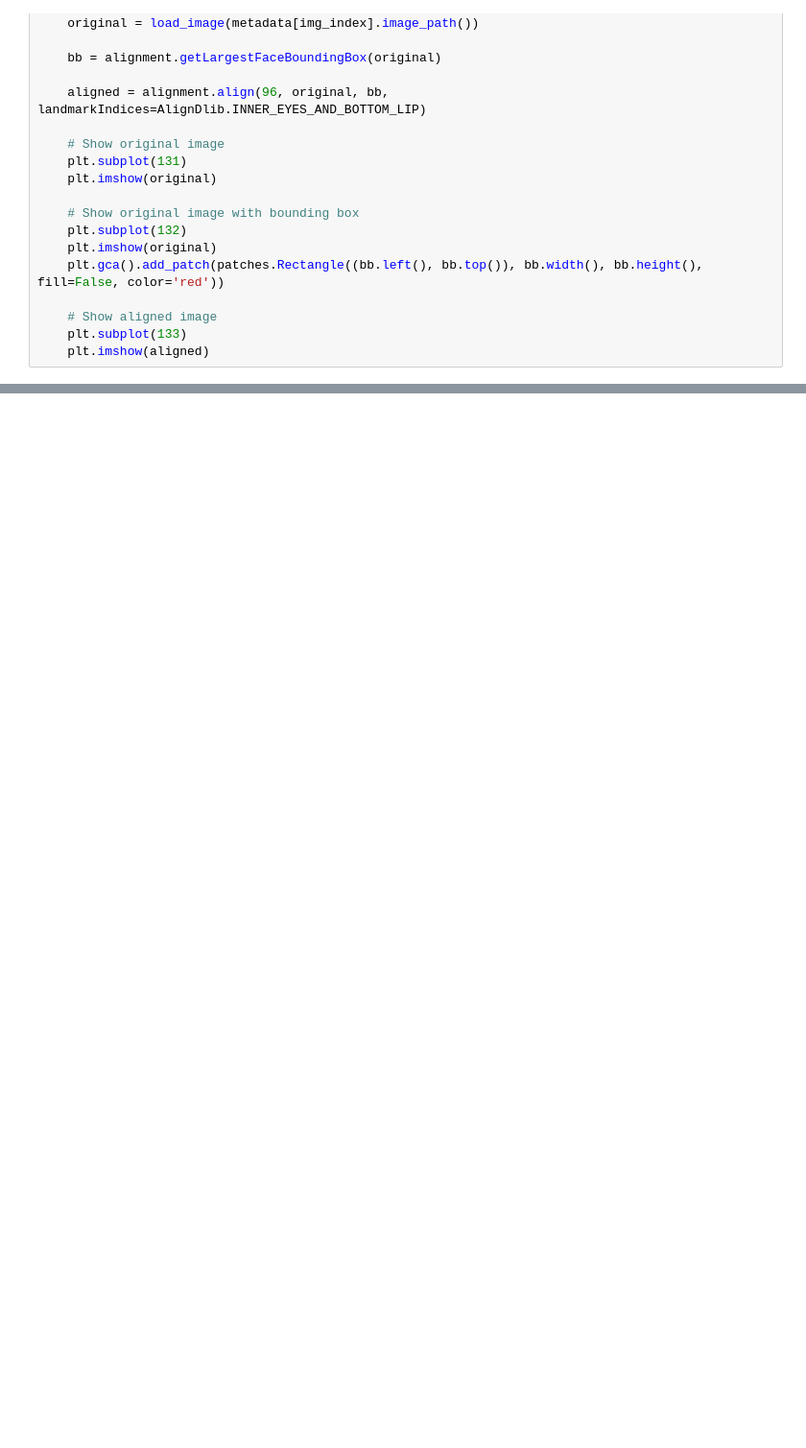
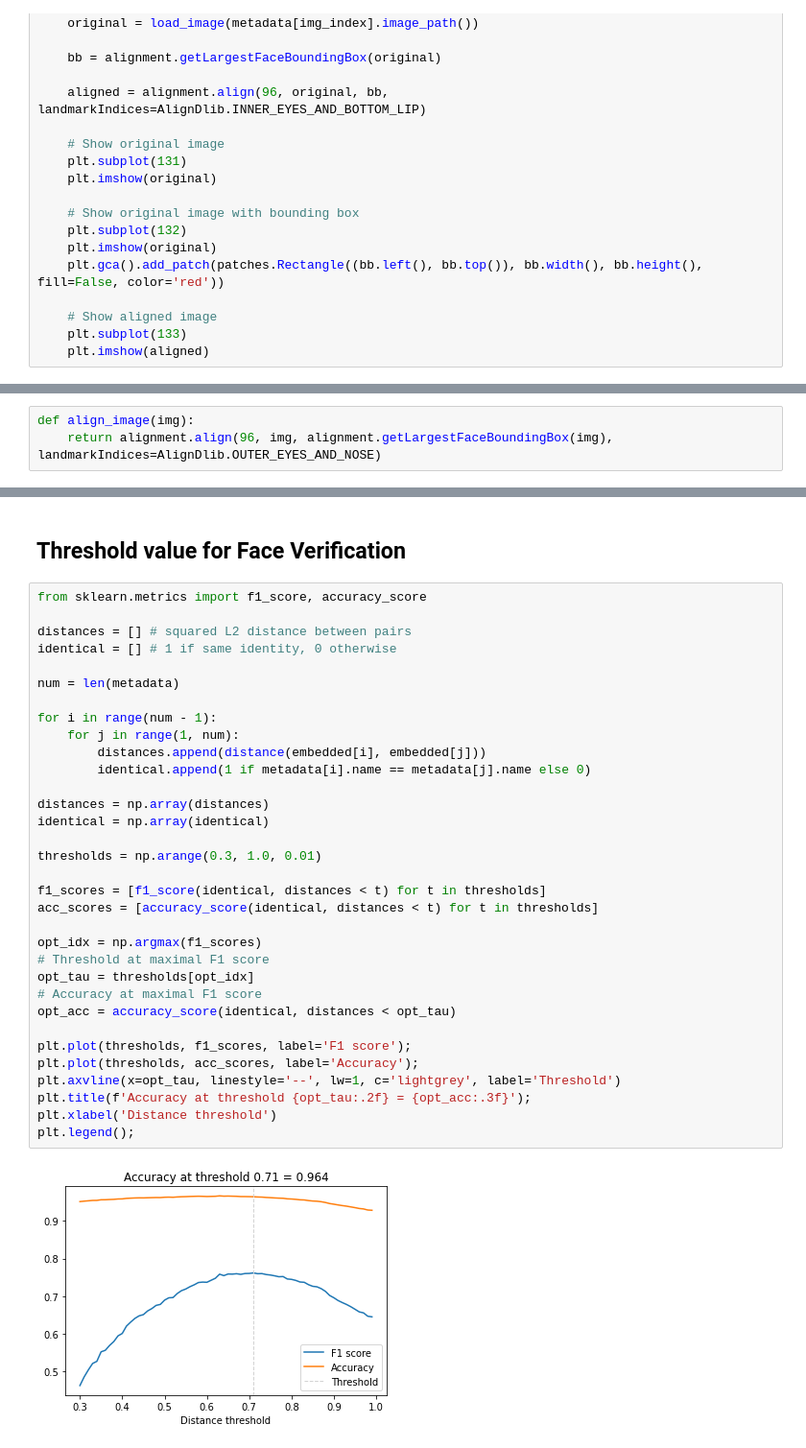
Before and after one commit to dhruv2601/FaceNet, a Jupyter notebook: Facenet.ipynb, the cells around one changed output, grey strips where cells are left out. Shown: that part at 96% size. Drawn from its saved outputs; the diff is of its cells as text; blank space fills up the shorter version.

Commit message:
Face Verification and Recognition Tasks implemented

```diff
--- a/Facenet.ipynb
+++ b/Facenet.ipynb
@@ -121,0 +177,3 @@ show_original_and_aligned(11)
+# %%
+def align_image(img):
+    return alignment.align(96, img, alignment.getLargestFaceBoundingBox(img), landmarkIndices=AlignDlib.OUTER_EYES_AND_NOSE)
@@ -121,0 +214,37 @@ show_original_and_aligned(11)
+# %% [markdown]
+## Threshold value for Face Verification
+# %%
+from sklearn.metrics import f1_score, accuracy_score
+
+distances = [] # squared L2 distance between pairs
+identical = [] # 1 if same identity, 0 otherwise
+
+num = len(metadata)
+
+for i in range(num - 1):
+    for j in range(1, num):
+        distances.append(distance(embedded[i], embedded[j]))
+        identical.append(1 if metadata[i].name == metadata[j].name else 0)
+
+distances = np.array(distances)
+identical = np.array(identical)
+
+thresholds = np.arange(0.3, 1.0, 0.01)
+
+f1_scores = [f1_score(identical, distances < t) for t in thresholds]
+acc_scores = [accuracy_score(identical, distances < t) for t in thresholds]
+
+opt_idx = np.argmax(f1_scores)
+# Threshold at maximal F1 score
+opt_tau = thresholds[opt_idx]
+# Accuracy at maximal F1 score
+opt_acc = accuracy_score(identical, distances < opt_tau)
+
+plt.plot(thresholds, f1_scores, label='F1 score');
+plt.plot(thresholds, acc_scores, label='Accuracy');
+plt.axvline(x=opt_tau, linestyle='--', lw=1, c='lightgrey', label='Threshold')
+plt.title(f'Accuracy at threshold {opt_tau:.2f} = {opt_acc:.3f}');
+plt.xlabel('Distance threshold')
+plt.legend();
+# %% [output]
+[figure, added]
```
Also changed, not shown: parts of 13 cells of this notebook, 3 other files.
